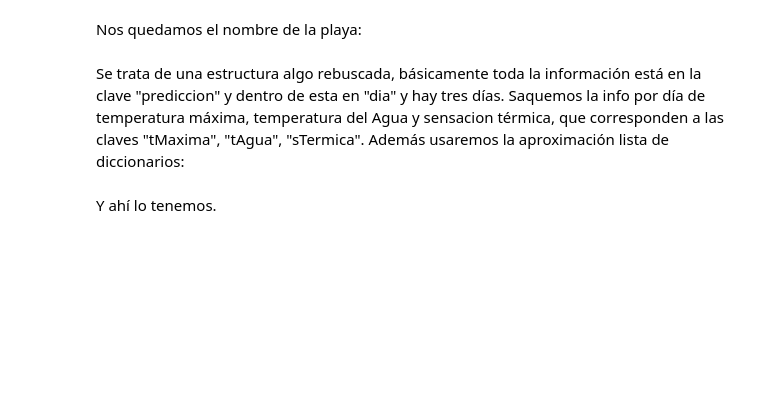
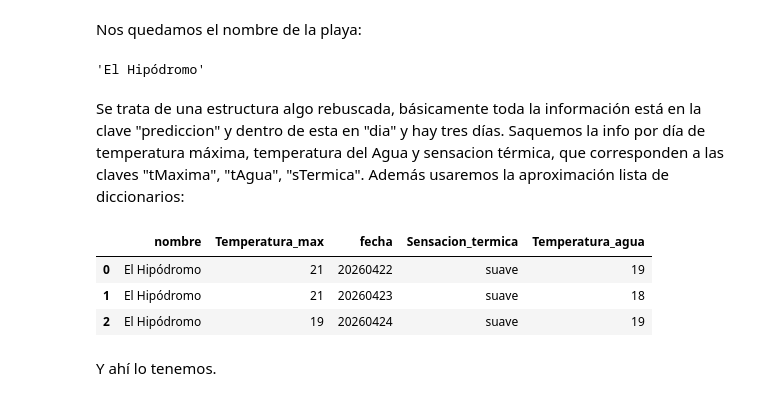
Before and after one commit to MHHsim/DS-Online-Marta-Harana, a Jupyter notebook: 03_Data_Analysis/Sprint_06/Unidad_02_Procesado_Datos_Externos_Web_Scraping_APIs/01_Workout/08_API_II_Ejemplo.ipynb, the cells around one changed output. Saved outputs shown, nothing was run; the diff lists cells and outputs as text; code cells hidden in the pictures; blank space fills up the shorter version.

```diff
--- a/03_Data_Analysis/Sprint_06/Unidad_02_Procesado_Datos_Externos_Web_Scraping_APIs/01_Workout/08_API_II_Ejemplo.ipynb
+++ b/03_Data_Analysis/Sprint_06/Unidad_02_Procesado_Datos_Externos_Web_Scraping_APIs/01_Workout/08_API_II_Ejemplo.ipynb
@@ -50,0 +99,8 @@ Pues ahí lo tenemos, ahora solo nos queda construir la url e invocar la API:
+# %%
+querystring = {"api_key": tu_api_key}
+
+headers = {
+    'cache-control': "no-cache"
+    }
+
+response = requests.request("GET", url, headers=headers, params=querystring)
@@ -51,2 +111,5 @@ Pues ahí lo tenemos, ahora solo nos queda construir la url e invocar la API:
 # %% [markdown]
 Código correcto, obtengamos la información a través del método `json()` y veamos si lo podemos leer directamente con Pandas
+# %%
+datos = response.json()
+datos
@@ -53,2 +121,6 @@ Código correcto, obtengamos la información a través del método `json()` y ve
 # %% [markdown]
 Pues va a ser que no, los datos y los metadatos son otras dos direcciones http. ¿Cómo hacemos? Usaremos `request` una vez más para traernos esos datos
+# %%
+informacion = requests.get(datos["datos"])
+informacion_dict = informacion.json()
+informacion_dict
@@ -55,7 +145,30 @@ Pues va a ser que no, los datos y los metadatos son otras dos direcciones http.
 # %% [markdown]
 Nos quedamos el nombre de la playa:
+# %%
+nombre_playa = informacion_dict[0]["nombre"]
+nombre_playa
+# %% [output]
+'El Hipódromo'
 # %% [markdown]
 Se trata de una estructura algo rebuscada, básicamente toda la información está en la clave "prediccion" y dentro de esta en "dia" y hay tres días. Saquemos la info por día de temperatura máxima, temperatura del Agua y sensacion térmica, que corresponden a las claves "tMaxima", "tAgua", "sTermica". Además usaremos la aproximación lista de diccionarios:
+# %%
+lista_predicciones = []
+for datos_dia in informacion_dict[0]["prediccion"]["dia"]:
+    datos_salida = {
+        "nombre": nombre_playa
+    }
+    datos_salida["Temperatura_max"] = datos_dia["tMaxima"]["valor1"]
+    datos_salida["fecha"] = datos_dia["fecha"]
+    datos_salida["Sensacion_termica"] = datos_dia["sTermica"]["descripcion1"]
+    datos_salida["Temperatura_agua"] = datos_dia["tAgua"]["valor1"]
+    lista_predicciones.append(datos_salida.copy())
+
+pd.DataFrame(lista_predicciones)
+# %% [output]
+|  | nombre | Temperatura_max | fecha | Sensacion_termica | Temperatura_agua |
+| 0 | El Hipódromo | 21 | 20260422 | suave | 19 |
+| 1 | El Hipódromo | 21 | 20260423 | suave | 18 |
+| 2 | El Hipódromo | 19 | 20260424 | suave | 19 |
 # %% [markdown]
 
 Y ahí lo tenemos.
```
Also changed, not shown: parts of 10 cells of this notebook.
